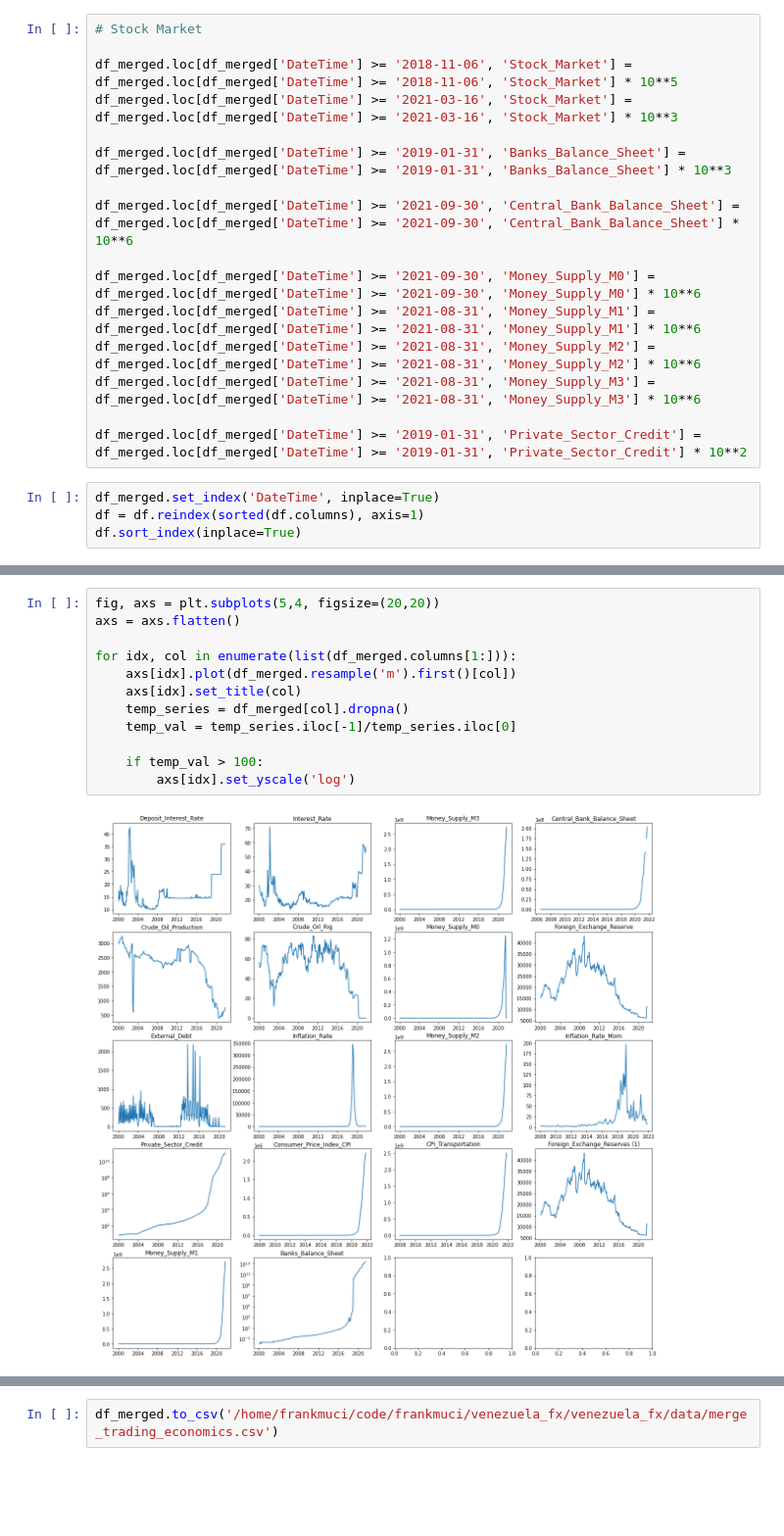
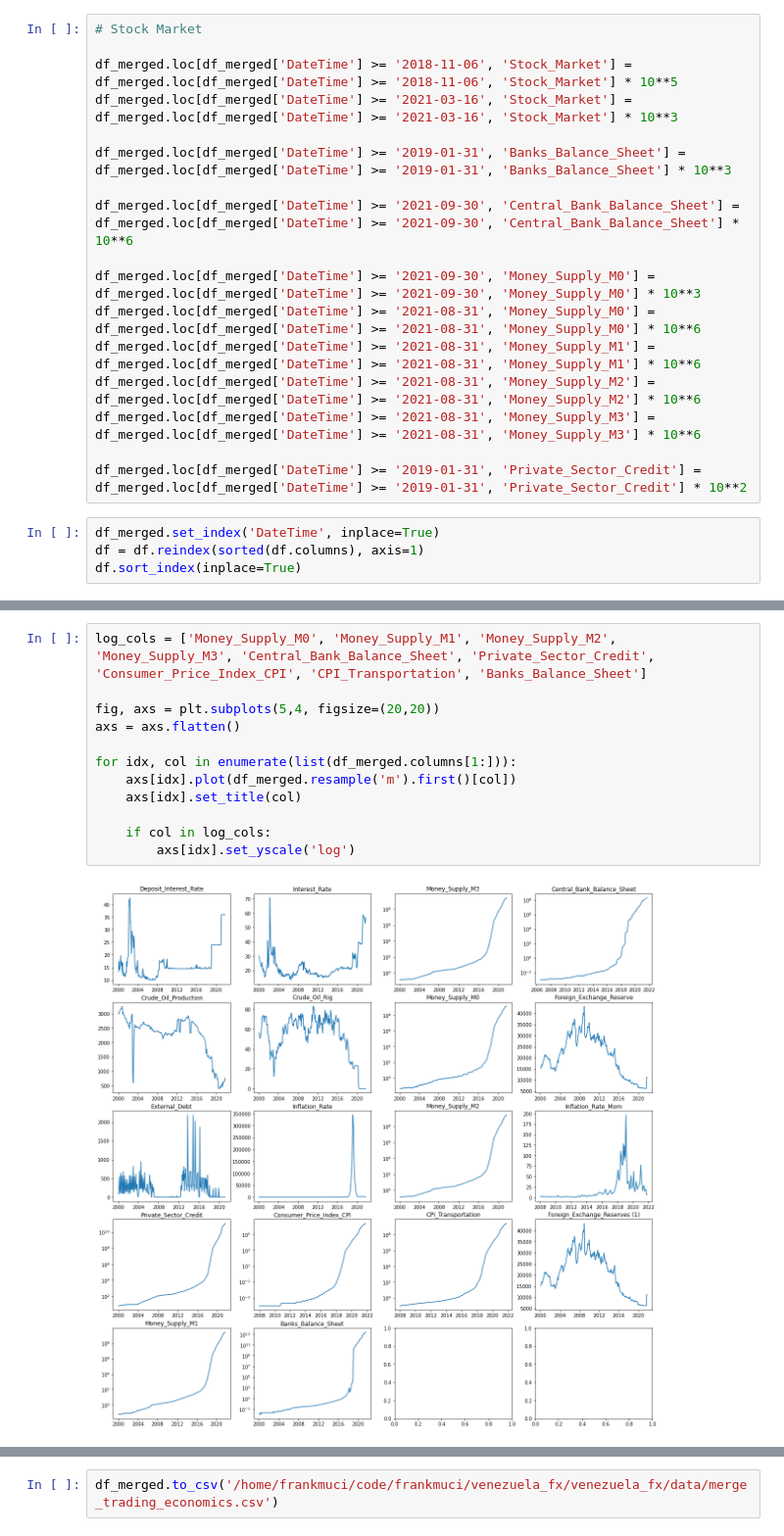
Before and after one commit to frankmuci/venezuela_fx, a Jupyter notebook: notebooks/Import Clean Merge TradingEconomomics Data.ipynb, the cells around one changed output, grey strips where cells are left out. Shown at 98% size. Saved outputs shown, nothing was run; the diff lists cells and outputs as text; blank space fills up the shorter version.

```diff
--- a/notebooks/Import Clean Merge TradingEconomomics Data.ipynb
+++ b/notebooks/Import Clean Merge TradingEconomomics Data.ipynb
@@ -90,7 +90,8 @@ df_merged.loc[df_merged['DateTime'] >= '2019-01-31', 'Banks_Balance_Sheet'] = df
 
 df_merged.loc[df_merged['DateTime'] >= '2021-09-30', 'Central_Bank_Balance_Sheet'] = df_merged.loc[df_merged['DateTime'] >= '2021-09-30', 'Central_Bank_Balance_Sheet'] * 10**6
 
-df_merged.loc[df_merged['DateTime'] >= '2021-09-30', 'Money_Supply_M0'] = df_merged.loc[df_merged['DateTime'] >= '2021-09-30', 'Money_Supply_M0'] * 10**6
+df_merged.loc[df_merged['DateTime'] >= '2021-09-30', 'Money_Supply_M0'] = df_merged.loc[df_merged['DateTime'] >= '2021-09-30', 'Money_Supply_M0'] * 10**3
+df_merged.loc[df_merged['DateTime'] >= '2021-08-31', 'Money_Supply_M0'] = df_merged.loc[df_merged['DateTime'] >= '2021-08-31', 'Money_Supply_M0'] * 10**6
 df_merged.loc[df_merged['DateTime'] >= '2021-08-31', 'Money_Supply_M1'] = df_merged.loc[df_merged['DateTime'] >= '2021-08-31', 'Money_Supply_M1'] * 10**6
 df_merged.loc[df_merged['DateTime'] >= '2021-08-31', 'Money_Supply_M2'] = df_merged.loc[df_merged['DateTime'] >= '2021-08-31', 'Money_Supply_M2'] * 10**6
 df_merged.loc[df_merged['DateTime'] >= '2021-08-31', 'Money_Supply_M3'] = df_merged.loc[df_merged['DateTime'] >= '2021-08-31', 'Money_Supply_M3'] * 10**6
@@ -129,14 +104,14 @@ plt.plot(df_merged['Banks_Balance_Sheet'])
 # %%
+log_cols = ['Money_Supply_M0', 'Money_Supply_M1', 'Money_Supply_M2', 'Money_Supply_M3', 'Central_Bank_Balance_Sheet', 'Private_Sector_Credit', 'Consumer_Price_Index_CPI', 'CPI_Transportation', 'Banks_Balance_Sheet']
+
 fig, axs = plt.subplots(5,4, figsize=(20,20))
 axs = axs.flatten()
 
 for idx, col in enumerate(list(df_merged.columns[1:])):
     axs[idx].plot(df_merged.resample('m').first()[col])
     axs[idx].set_title(col)
-    temp_series = df_merged[col].dropna()
-    temp_val = temp_series.iloc[-1]/temp_series.iloc[0]
 
-    if temp_val > 100:
+    if col in log_cols:
         axs[idx].set_yscale('log')
 # %% [output]
-[figure, old version]
+[figure, new version]
```
Also changed, not shown: parts of 3 cells of this notebook, 1 other file.
